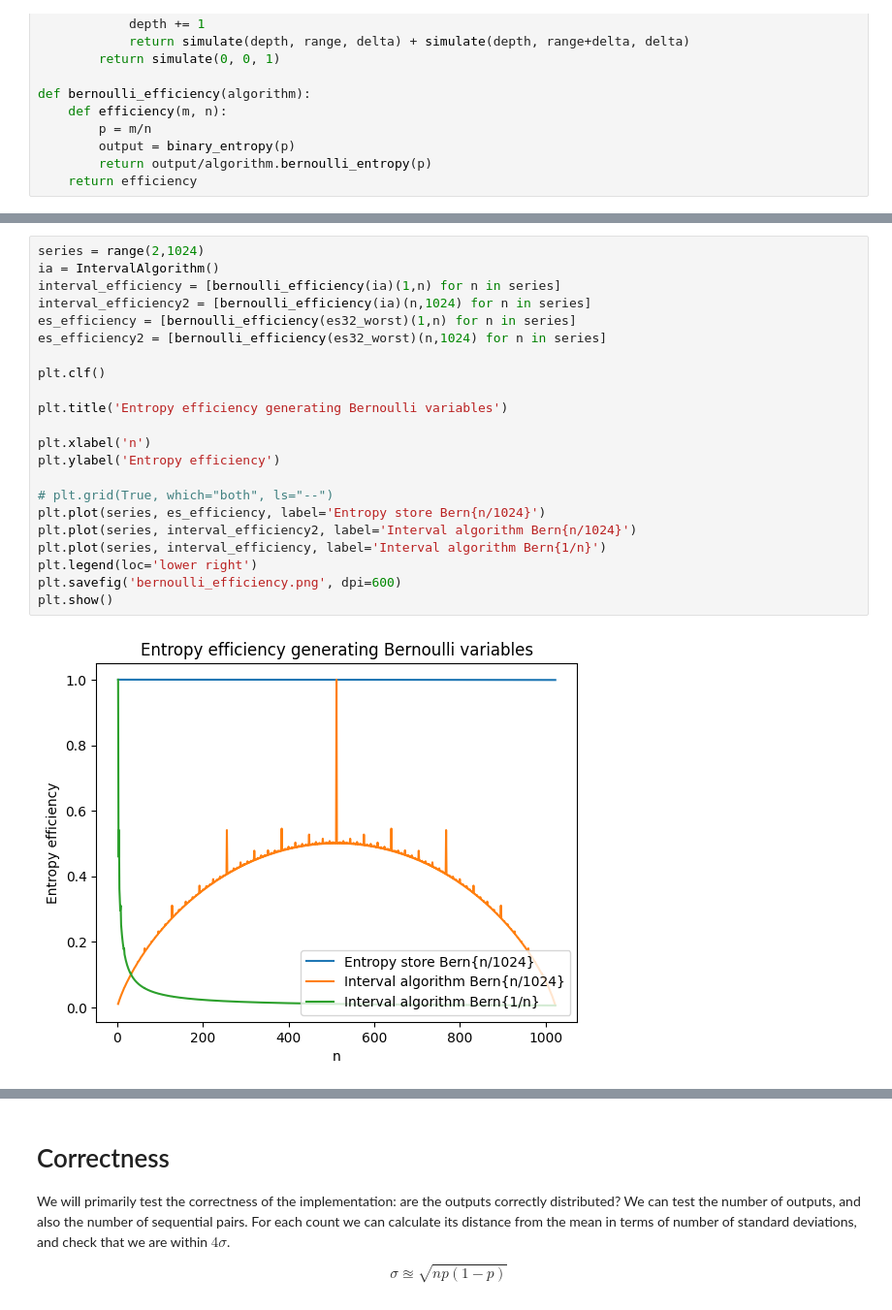
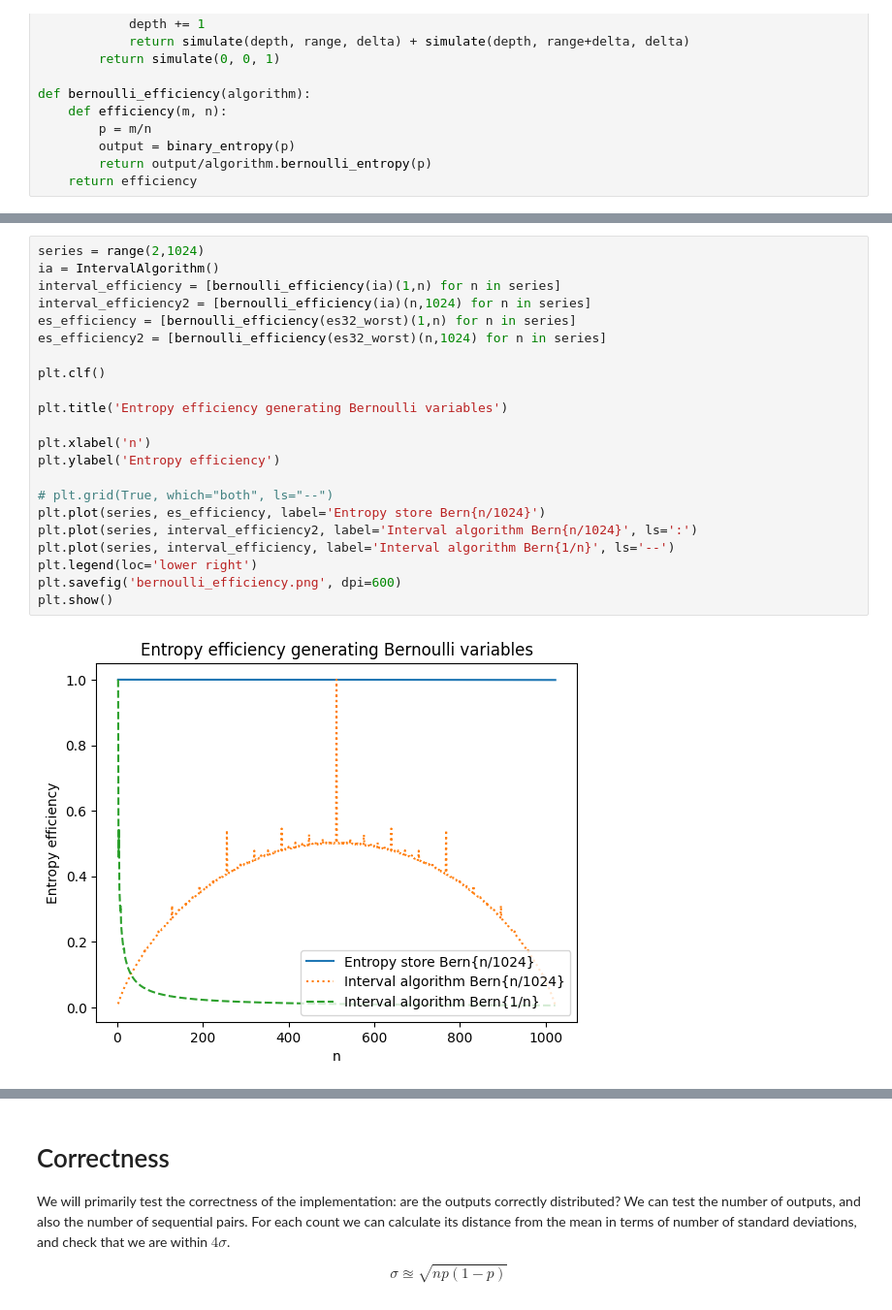
Before and after one commit to calum74/entropy, a Jupyter notebook: paper/reference.ipynb, the cells around one changed output, grey strips where cells are left out. Shown at 97% size. Drawn from its saved outputs; the diff is of its cells as text.

```diff
--- a/paper/reference.ipynb
+++ b/paper/reference.ipynb
@@ -292,27 +297,27 @@ plt.show()
 # %%
 series = range(2,1024)
 ia = IntervalAlgorithm()
 interval_efficiency = [bernoulli_efficiency(ia)(1,n) for n in series]
 interval_efficiency2 = [bernoulli_efficiency(ia)(n,1024) for n in series]
 es_efficiency = [bernoulli_efficiency(es32_worst)(1,n) for n in series]
 es_efficiency2 = [bernoulli_efficiency(es32_worst)(n,1024) for n in series]
 
 plt.clf()
 
 plt.title('Entropy efficiency generating Bernoulli variables')
 
 plt.xlabel('n')
 plt.ylabel('Entropy efficiency')
 
 # plt.grid(True, which="both", ls="--")
 plt.plot(series, es_efficiency, label='Entropy store Bern{n/1024}')
-plt.plot(series, interval_efficiency2, label='Interval algorithm Bern{n/1024}')
-plt.plot(series, interval_efficiency, label='Interval algorithm Bern{1/n}')
+plt.plot(series, interval_efficiency2, label='Interval algorithm Bern{n/1024}', ls=':')
+plt.plot(series, interval_efficiency, label='Interval algorithm Bern{1/n}', ls='--')
 plt.legend(loc='lower right')
 plt.savefig('bernoulli_efficiency.png', dpi=600)
 plt.show()
 # %% [output]
-[figure, old version]
+[figure, new version]
 # %%
 series = range(3,1001)
 es_output_rate = [1/es32_worst.bernoulli_entropy(1/n) for n in series]
```
Also changed, not shown: parts of 3 cells of this notebook, 9 other files.
